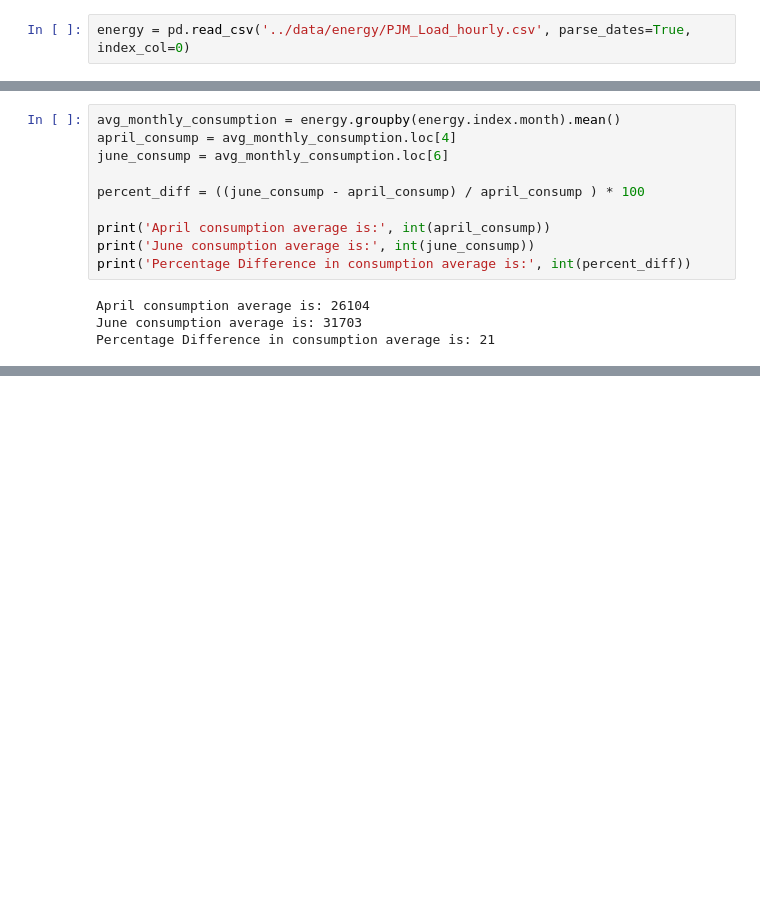
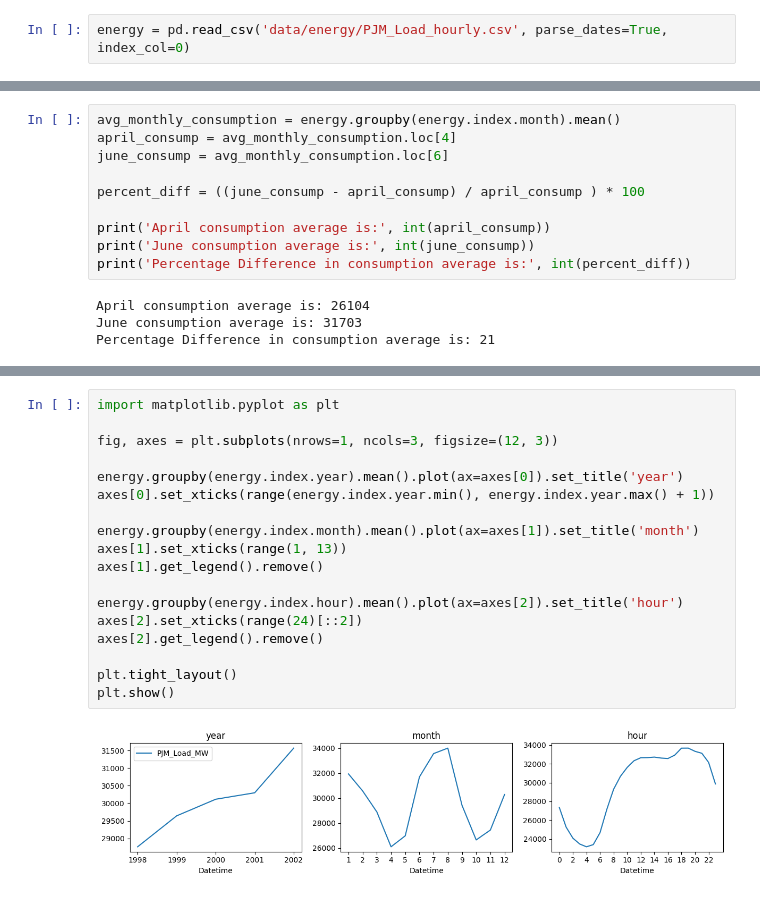
Before and after one commit to MaCoZu/dsr, a Jupyter notebook: DSR_Pandas/2. Summarizing, Aggregating and Grouping-answers.ipynb, the cells around one changed output, grey strips where cells are left out. Saved outputs shown, nothing was run; the diff lists cells and outputs as text; blank space fills up the shorter version.

```diff
--- a/DSR_Pandas/2. Summarizing, Aggregating and Grouping-answers.ipynb
+++ b/DSR_Pandas/2. Summarizing, Aggregating and Grouping-answers.ipynb
@@ -454,5 +495,5 @@ Let's load a sample dataset of datetime energy data and get started!
 # %%
-energy = pd.read_csv('../data/energy/PJM_Load_hourly.csv', parse_dates=True, index_col=0)
+energy = pd.read_csv('data/energy/PJM_Load_hourly.csv', parse_dates=True, index_col=0)
 # %% [markdown]
 Note that this data has a DateTimeIndex.
 setting `parse_dates=True` when we read the CSV lets pandas infer this datetimeindex.
@@ -770,0 +823,20 @@ Percentage Difference in consumption average is: 21
+# %%
+import matplotlib.pyplot as plt
+
+fig, axes = plt.subplots(nrows=1, ncols=3, figsize=(12, 3))
+
+energy.groupby(energy.index.year).mean().plot(ax=axes[0]).set_title('year')
+axes[0].set_xticks(range(energy.index.year.min(), energy.index.year.max() + 1))
+
+energy.groupby(energy.index.month).mean().plot(ax=axes[1]).set_title('month')
+axes[1].set_xticks(range(1, 13))
+axes[1].get_legend().remove()
+
+energy.groupby(energy.index.hour).mean().plot(ax=axes[2]).set_title('hour')
+axes[2].set_xticks(range(24)[::2])
+axes[2].get_legend().remove()
+
+plt.tight_layout()
+plt.show()
+# %% [output]
+[figure, added]
```
Also changed, not shown: parts of 21 cells of this notebook.
